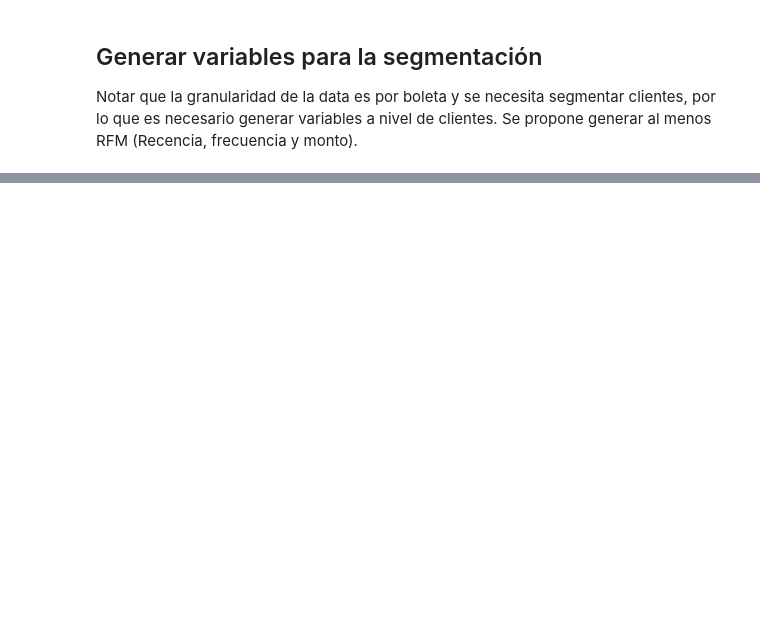
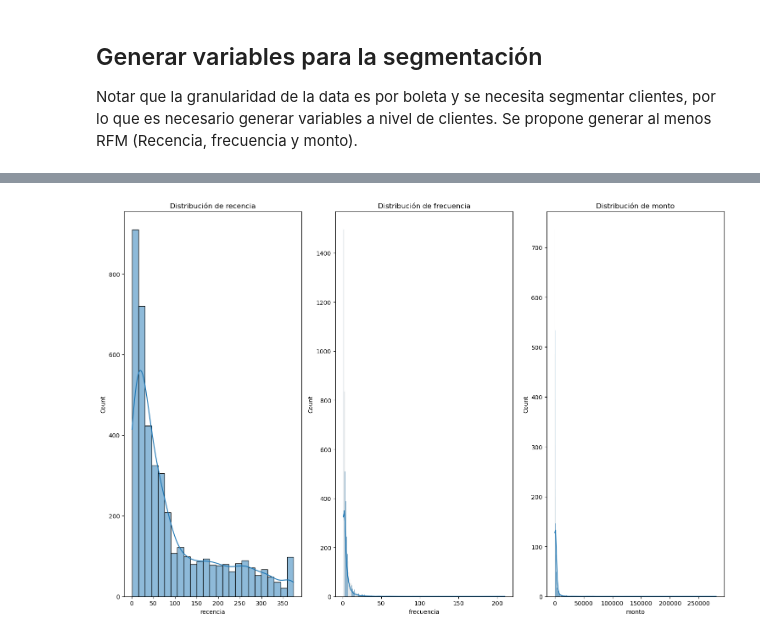
Before and after one commit to ctobar96/Latam_DataScience2024, a Jupyter notebook: Proyectos_MachineLearning/Desafio_SegmentaciónClientes/SegmentacionClientes.ipynb, the cells around one changed output, grey strips where cells are left out. Cells and saved outputs as stored; diff of their text form; code cells hidden in the pictures; blank space fills up the shorter version.

```diff
--- a/Proyectos_MachineLearning/Desafio_SegmentaciónClientes/SegmentacionClientes.ipynb
+++ b/Proyectos_MachineLearning/Desafio_SegmentaciónClientes/SegmentacionClientes.ipynb
@@ -161,0 +223,11 @@ nivel de clientes. Se propone generar al menos RFM (Recencia, frecuencia y monto
+# %%
+# Distribución de variables numéricas
+plt.figure(figsize=(15, 10))
+for i, col in enumerate(columnas, 1):
+    plt.subplot(1, 3, i)
+    sns.histplot(rfm[col].dropna(), kde=True)
+    plt.title(f'Distribución de {col}')
+plt.tight_layout()
+plt.show()
+# %% [output]
+[figure, added]
```
Also changed, not shown: parts of 8 cells of this notebook.
